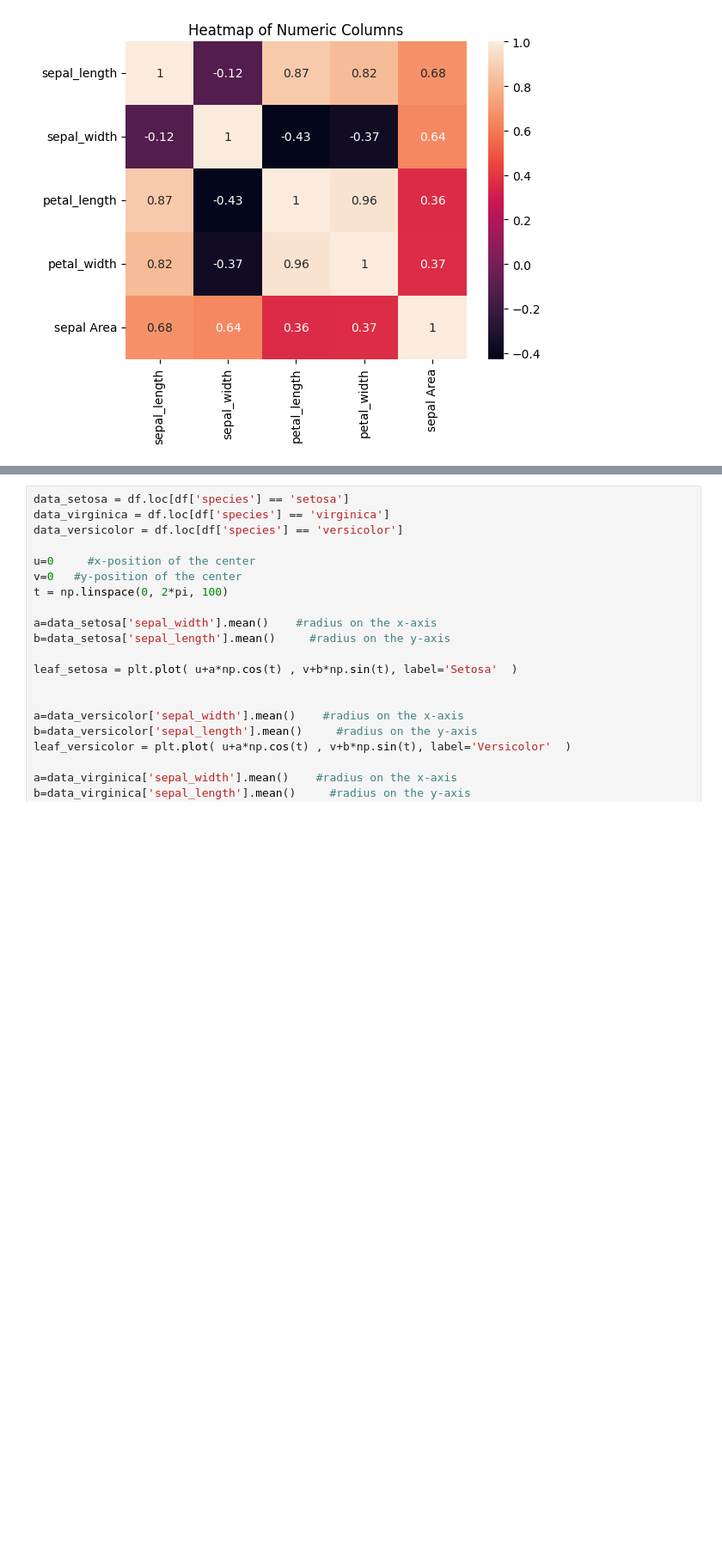
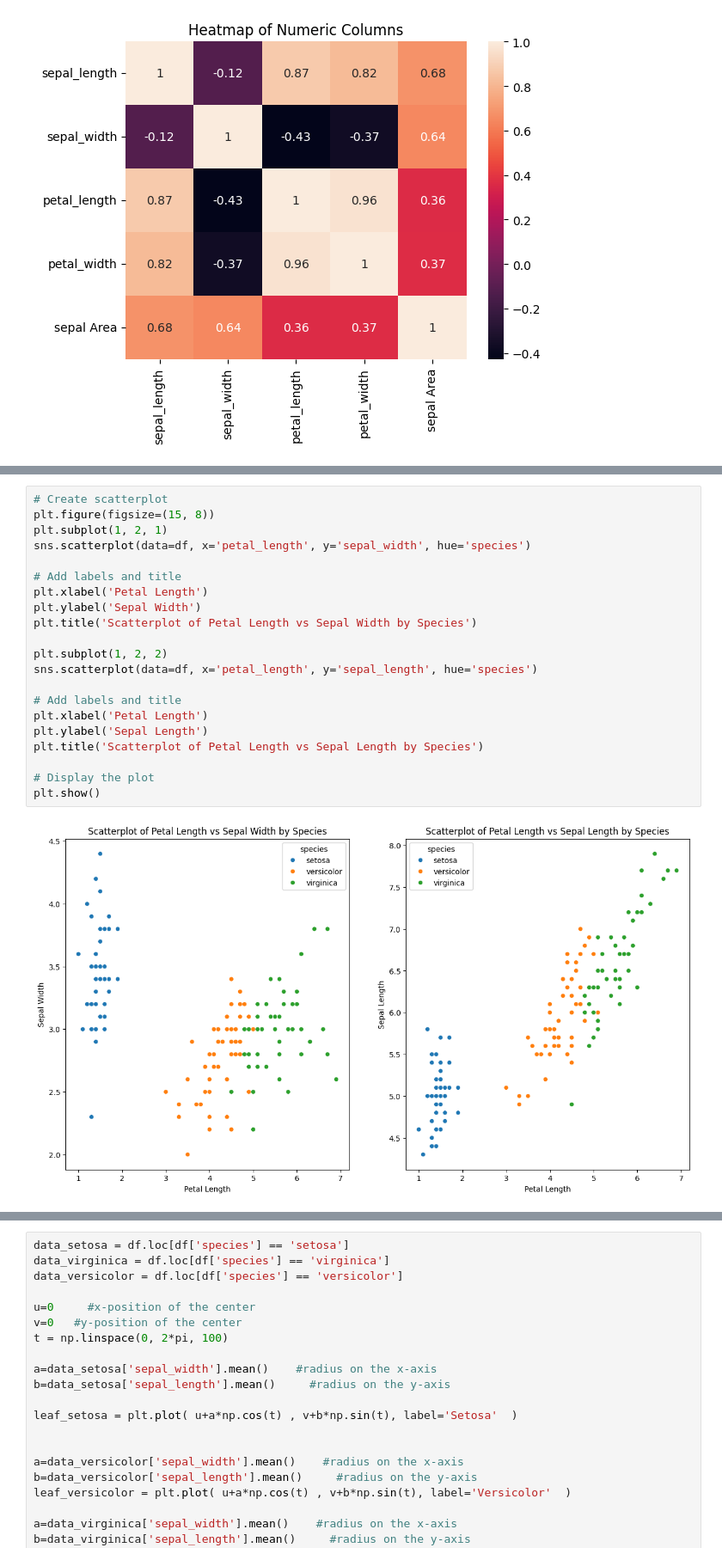
Before and after one commit to drpafowler/datafun-04-jupyter, a Jupyter notebook: philip_eda.ipynb, the cells around one changed output, grey strips where cells are left out. Shown at 86% size. Drawn from its saved outputs; the diff is of its cells as text; blank space fills up the shorter version.

```diff
--- a/philip_eda.ipynb
+++ b/philip_eda.ipynb
@@ -243,0 +248,23 @@ Petal variables of length and width have the strongest correlation.  Sepal lengt
+# %%
+# Create scatterplot
+plt.figure(figsize=(15, 8))
+plt.subplot(1, 2, 1)
+sns.scatterplot(data=df, x='petal_length', y='sepal_width', hue='species')
+
+# Add labels and title
+plt.xlabel('Petal Length')
+plt.ylabel('Sepal Width')
+plt.title('Scatterplot of Petal Length vs Sepal Width by Species')
+
+plt.subplot(1, 2, 2)
+sns.scatterplot(data=df, x='petal_length', y='sepal_length', hue='species')
+
+# Add labels and title
+plt.xlabel('Petal Length')
+plt.ylabel('Sepal Length')
+plt.title('Scatterplot of Petal Length vs Sepal Length by Species')
+
+# Display the plot
+plt.show()
+# %% [output]
+[figure, added]
```
Also changed, not shown: parts of 5 cells of this notebook.
